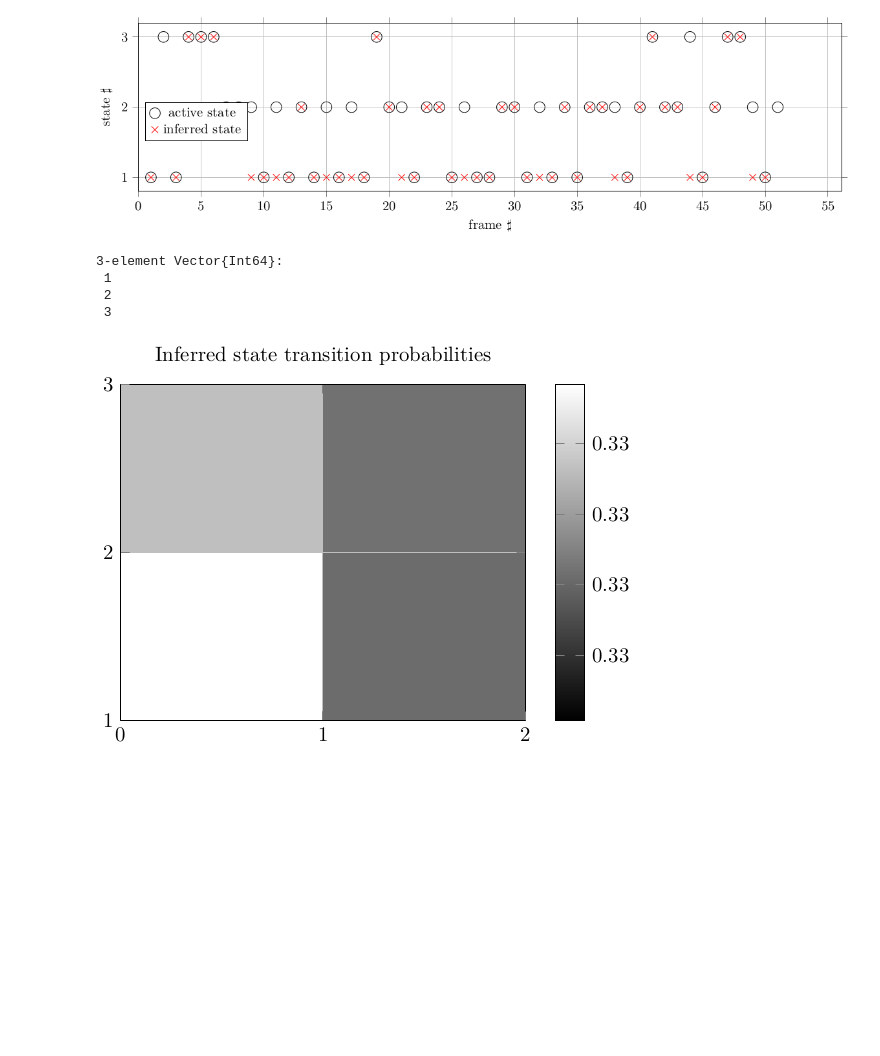
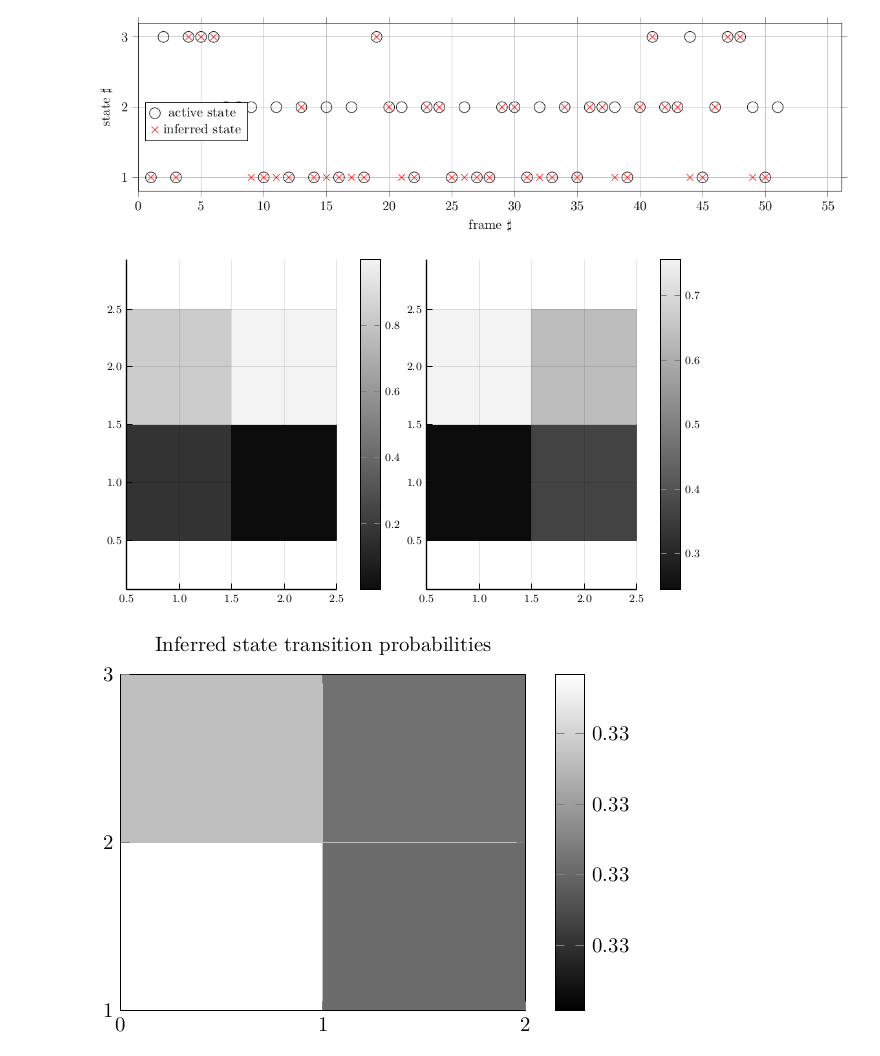
Before and after one commit to biaslab/SwAR, a Jupyter notebook: development/context_inference_full_swar.ipynb, the cells around one changed output. Cells and saved outputs as stored; diff of their text form; code cells hidden in the pictures; blank space fills up the shorter version.

Commit message:
WIP: Update plots

```diff
--- a/development/context_inference_full_swar.ipynb
+++ b/development/context_inference_full_swar.ipynb
@@ -25,8 +25,8 @@ push!(PGFPlotsX.CUSTOM_PREAMBLE, raw"\usepgfplotslibrary{fillbetween}");
 # %%
 seed = 2
 n_samples = 5000
-n_states = 3
-ar_order = 3
+n_states = 2
+ar_order = 2
 l_slice = 100
 n_buckets = div(n_samples, l_slice)
 
@@ -216,18 +325,14 @@ Plot(
 # %%
 plot(mfe[1:end], label=:none, ylabel="Bethe FE [nats]")
 # %%
+mA = result.mA
 xs = collect(1:n_states)
 ys = collect(1:n_states)
 p1 = heatmap(xs, ys, mean(mA[end]), aspect_ratio = 1,color=:grays)
 p2 = heatmap(xs, ys, gen_A, aspect_ratio = 1, color=:grays)
 plot(p1, p2)
+# %% [output]
+[figure, added]
-# %%
-collect(1:n_states)
-# %% [output]
-3-element Vector{Int64}:
- 1
- 2
- 3
 # %%
 axis1 = @pgf Axis(
     {
```
Also changed, not shown: parts of 15 cells of this notebook, 3 other files.
